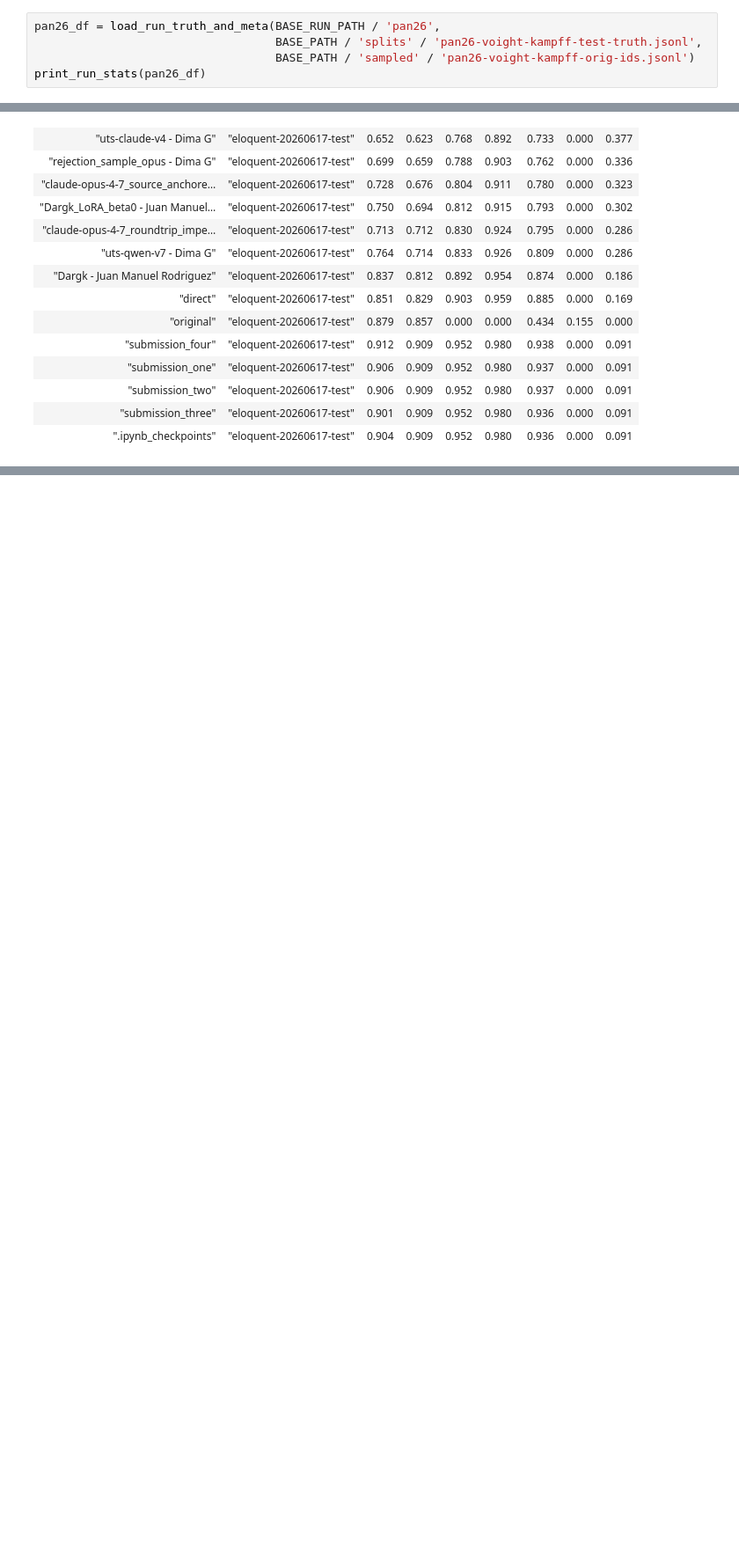
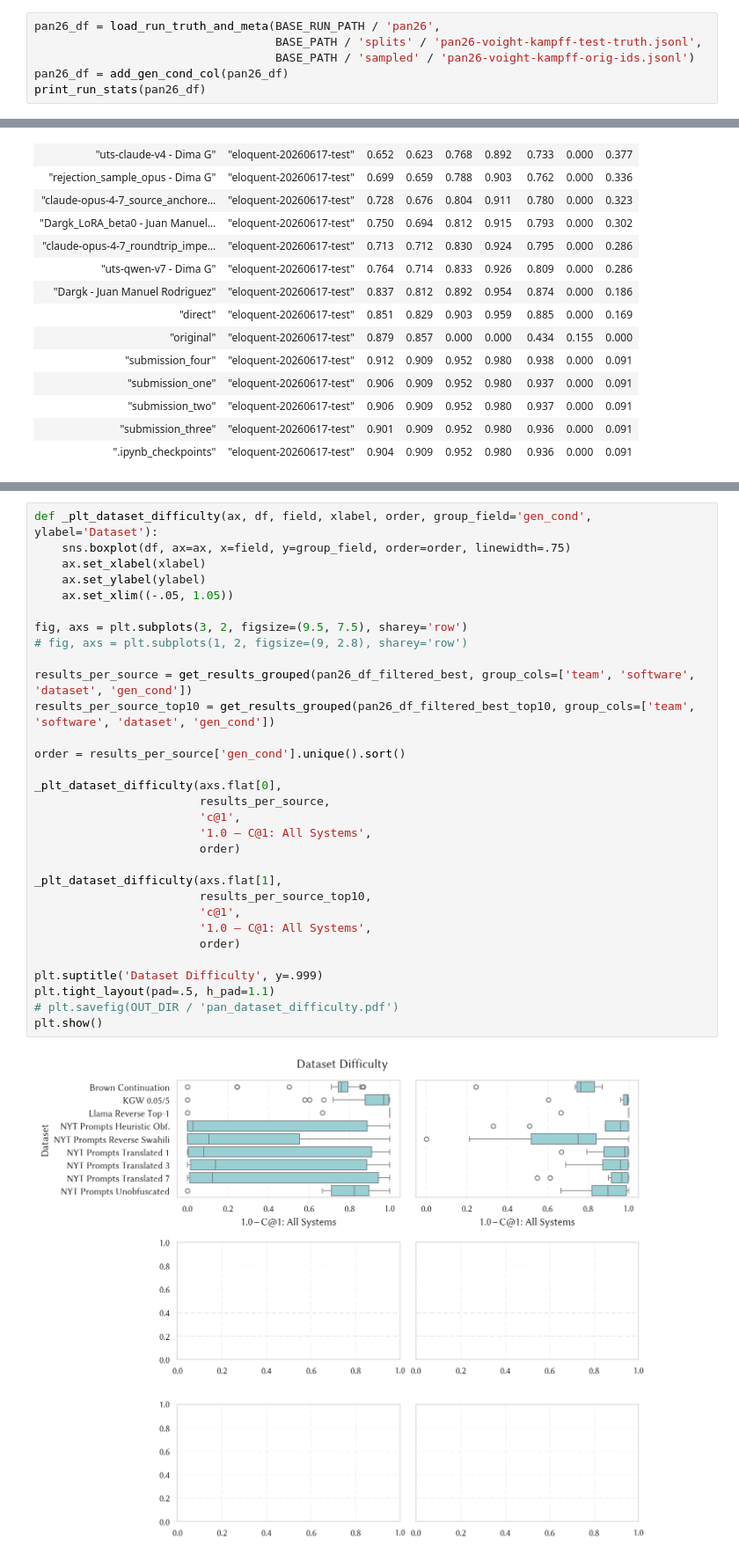
Before and after one commit to pan-webis-de/pan26-generative-ai-authorship-verification, a Jupyter notebook: notebooks/task-eval.ipynb, the cells around one changed output, grey strips where cells are left out. Shown at 88% size. Cells and saved outputs as stored; diff of their text form; blank space fills up the shorter version.

```diff
--- a/notebooks/task-eval.ipynb
+++ b/notebooks/task-eval.ipynb
@@ -136,6 +198,7 @@ Teams: 34
 pan26_df = load_run_truth_and_meta(BASE_RUN_PATH / 'pan26',
                                    BASE_PATH / 'splits' / 'pan26-voight-kampff-test-truth.jsonl',
                                    BASE_PATH / 'sampled' / 'pan26-voight-kampff-orig-ids.jsonl')
+pan26_df = add_gen_cond_col(pan26_df)
 print_run_stats(pan26_df)
 # %% [output]
 Predictions: 318,686
@@ -629,0 +542,33 @@ shape: (40, 10)
+# %%
+def _plt_dataset_difficulty(ax, df, field, xlabel, order, group_field='gen_cond', ylabel='Dataset'):
+    sns.boxplot(df, ax=ax, x=field, y=group_field, order=order, linewidth=.75)
+    ax.set_xlabel(xlabel)
+    ax.set_ylabel(ylabel)
+    ax.set_xlim((-.05, 1.05))
+
+fig, axs = plt.subplots(3, 2, figsize=(9.5, 7.5), sharey='row')
+# fig, axs = plt.subplots(1, 2, figsize=(9, 2.8), sharey='row')
+
+results_per_source = get_results_grouped(pan26_df_filtered_best, group_cols=['team', 'software', 'dataset', 'gen_cond'])
+results_per_source_top10 = get_results_grouped(pan26_df_filtered_best_top10, group_cols=['team', 'software', 'dataset', 'gen_cond'])
+
+order = results_per_source['gen_cond'].unique().sort()
+
+_plt_dataset_difficulty(axs.flat[0],
+                        results_per_source,
+                        'c@1',
+                        '1.0 – C@1: All Systems',
+                        order)
+
+_plt_dataset_difficulty(axs.flat[1],
+                        results_per_source_top10,
+                        'c@1',
+                        '1.0 – C@1: All Systems',
+                        order)
+
+plt.suptitle('Dataset Difficulty', y=.999)
+plt.tight_layout(pad=.5, h_pad=1.1)
+# plt.savefig(OUT_DIR / 'pan_dataset_difficulty.pdf')
+plt.show()
+# %% [output]
+[figure, added]
```
Also changed, not shown: parts of 22 cells of this notebook, 2 other files.
